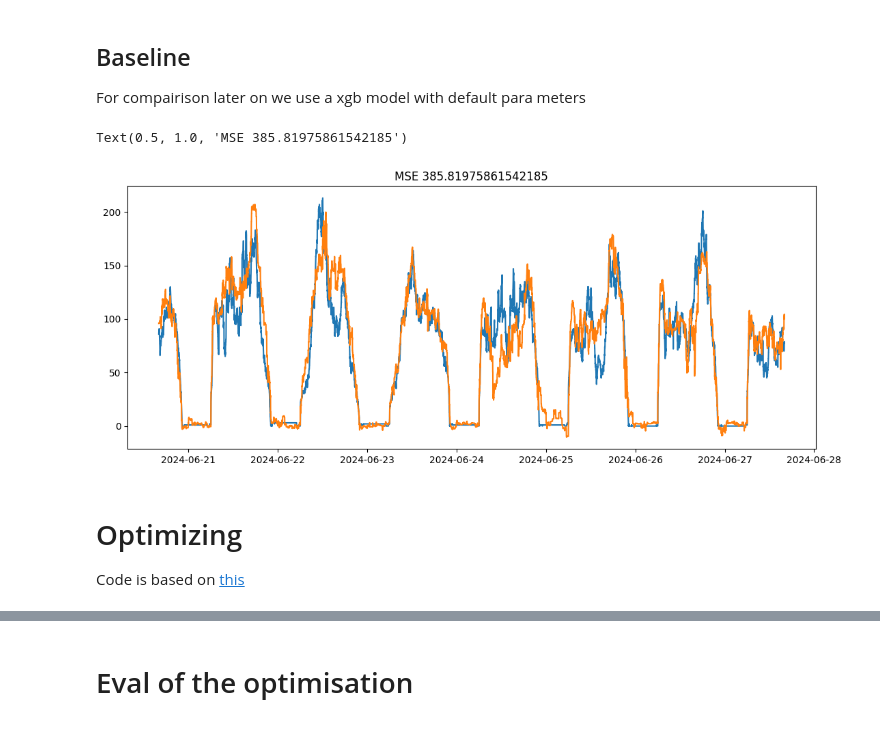
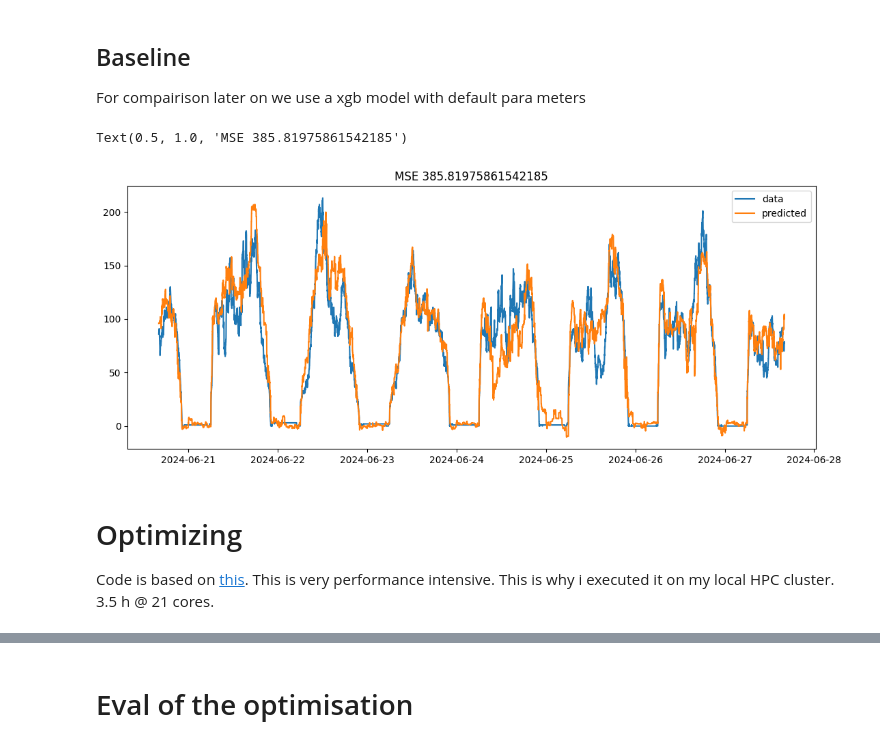
Before and after one commit to emathier/OptiSwim2, a Jupyter notebook: XGBoost/Hyperparameter.ipynb, the cells around one changed output, grey strips where cells are left out. Drawn from its saved outputs; the diff is of its cells as text; code cells hidden in the pictures.

```diff
--- a/XGBoost/Hyperparameter.ipynb
+++ b/XGBoost/Hyperparameter.ipynb
@@ -27,20 +29,23 @@ For compairison later on we use a xgb model with default para meters
 # %%
 # Train
 reg = xgb.XGBRegressor()
 reg.fit(X_train, y_train)
 
 # Inference
 y_pred = reg.predict(X_test)
 
+
 # Plot
+test_time = time[timemask]
 plt.figure(figsize=(13,5))
-plt.plot(time[timemask], y_test, marker = " ")
-plt.plot(time[timemask], y_pred, marker = " ")
+plt.plot(test_time, y_test, marker = " ", label= "data")
+plt.plot(test_time, y_pred, marker = " ", label= "predicted")
+plt.legend()
 plt.title(f"MSE {mse(y_pred, y_test)}")
 # %% [output]
 Text(0.5, 1.0, 'MSE 385.81975861542185')
-[figure, old version]
+[figure, new version]
 # %% [markdown]
 # Optimizing
-Code is based on [this](https://github.com/optuna/optuna-examples/blob/main/xgboost/xgboost_simple.py)
+Code is based on [this](https://github.com/optuna/optuna-examples/blob/main/xgboost/xgboost_simple.py). This is very performance intensive. This is why i executed it on my local HPC cluster. 3.5 h @ 21 cores.
 # %%
```
Also changed, not shown: parts of 9 cells of this notebook, 8 other files.
